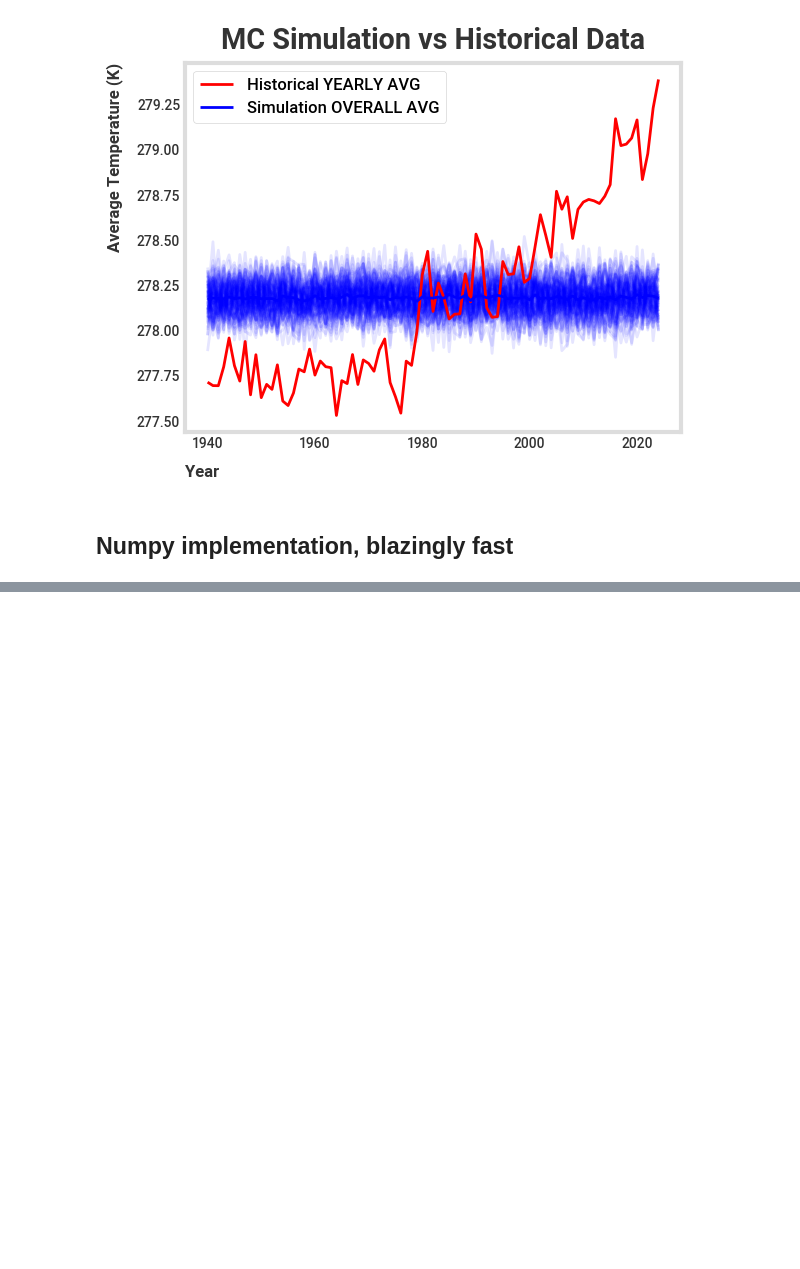
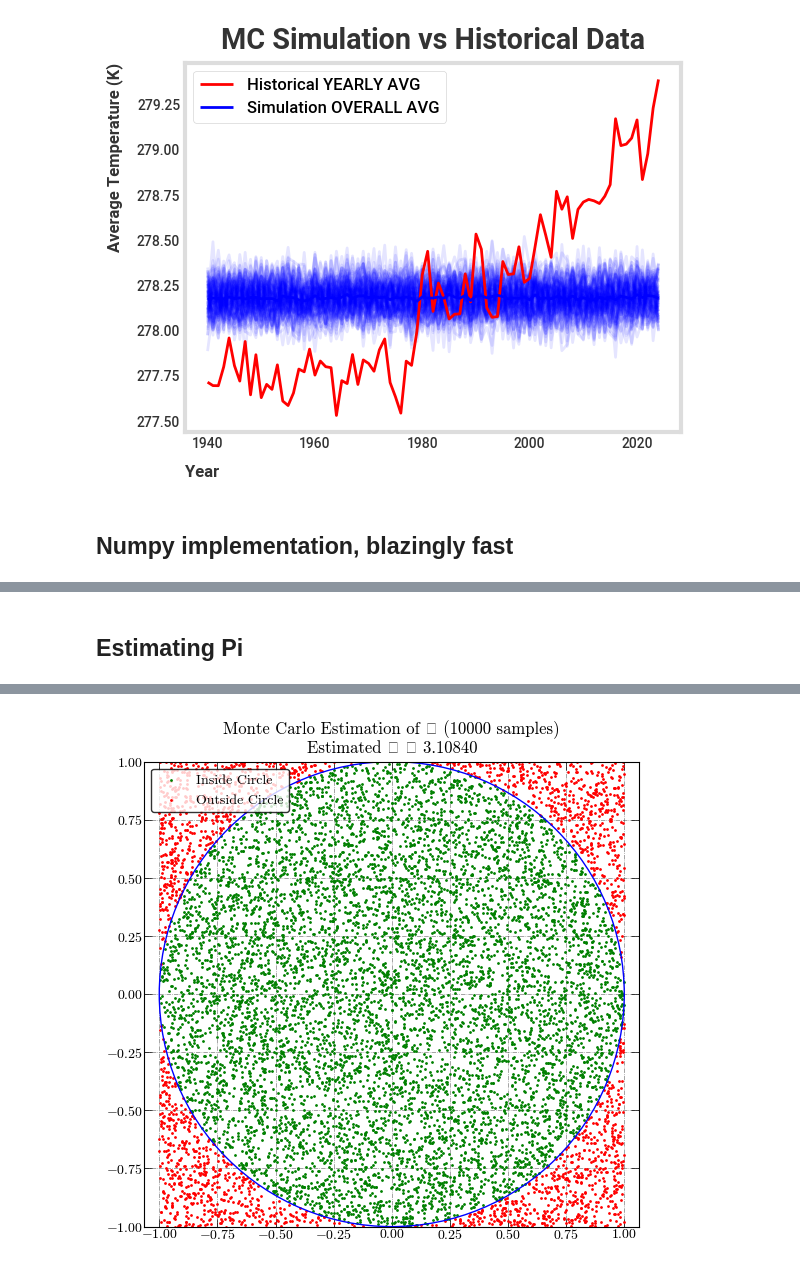
Before and after one commit to iragca/compstat-research, a Jupyter notebook: notebooks/5.0-iragca-monte-carlo-test.ipynb, the cells around one changed output, grey strips where cells are left out. Cells and saved outputs as stored; diff of their text form; code cells hidden in the pictures; blank space fills up the shorter version.

```diff
--- a/notebooks/5.0-iragca-monte-carlo-test.ipynb
+++ b/notebooks/5.0-iragca-monte-carlo-test.ipynb
@@ -116,0 +163,46 @@ Text(0, 1, 'Average Temperature (K)')
+# %% [markdown]
+## Estimating Pi
+# %%
+import numpy as np
+import matplotlib.pyplot as plt
+import matplotlib.style as mplstyle
+from compstat_research.config import MPLSTYLE_DIR
+mplstyle.reload_library()
+plt.style.use(MPLSTYLE_DIR / "iragca_cmr10.mplstyle")
+
+def monte_carlo_pi(num_samples=10000):
+    inside_circle = 0
+    x_inside, y_inside = [], []
+    x_outside, y_outside = [], []
+
+    for _ in range(num_samples):
+        x, y = np.random.uniform(-1, 1, 2)  # Generate random (x, y) points
+
+        if x**2 + y**2 <= 1:
+            inside_circle += 1
+            x_inside.append(x)
+            y_inside.append(y)
+        else:
+            x_outside.append(x)
+            y_outside.append(y)
+
+    pi_estimate = (inside_circle / num_samples) * 4  # Estimating π
+    return pi_estimate, x_inside, y_inside, x_outside, y_outside
+
+# Run simulation
+num_samples = 10000
+pi_estimate, x_in, y_in, x_out, y_out = monte_carlo_pi(num_samples)
+
+# Plot results
+plt.figure(figsize=(6,6))
+plt.scatter(x_in, y_in, color='green', s=1, label="Inside Circle")
+plt.scatter(x_out, y_out, color='red', s=1, label="Outside Circle")
+circle = plt.Circle((0, 0), 1, color='blue', fill=False)
+plt.gca().add_patch(circle)
+plt.xlim(-1, 1)
+plt.ylim(-1, 1)
+plt.gca().set_aspect('equal', adjustable='datalim')
+plt.title(f"Monte Carlo Estimation of π ({num_samples} samples)\nEstimated π ≈ {pi_estimate:.5f}")
+plt.legend()
+plt.show()
+# %% [output]
@@ -116,0 +211 @@ Text(0, 1, 'Average Temperature (K)')
+[figure, added]
```
Also changed, not shown: parts of 11 cells of this notebook, 7 other files.
